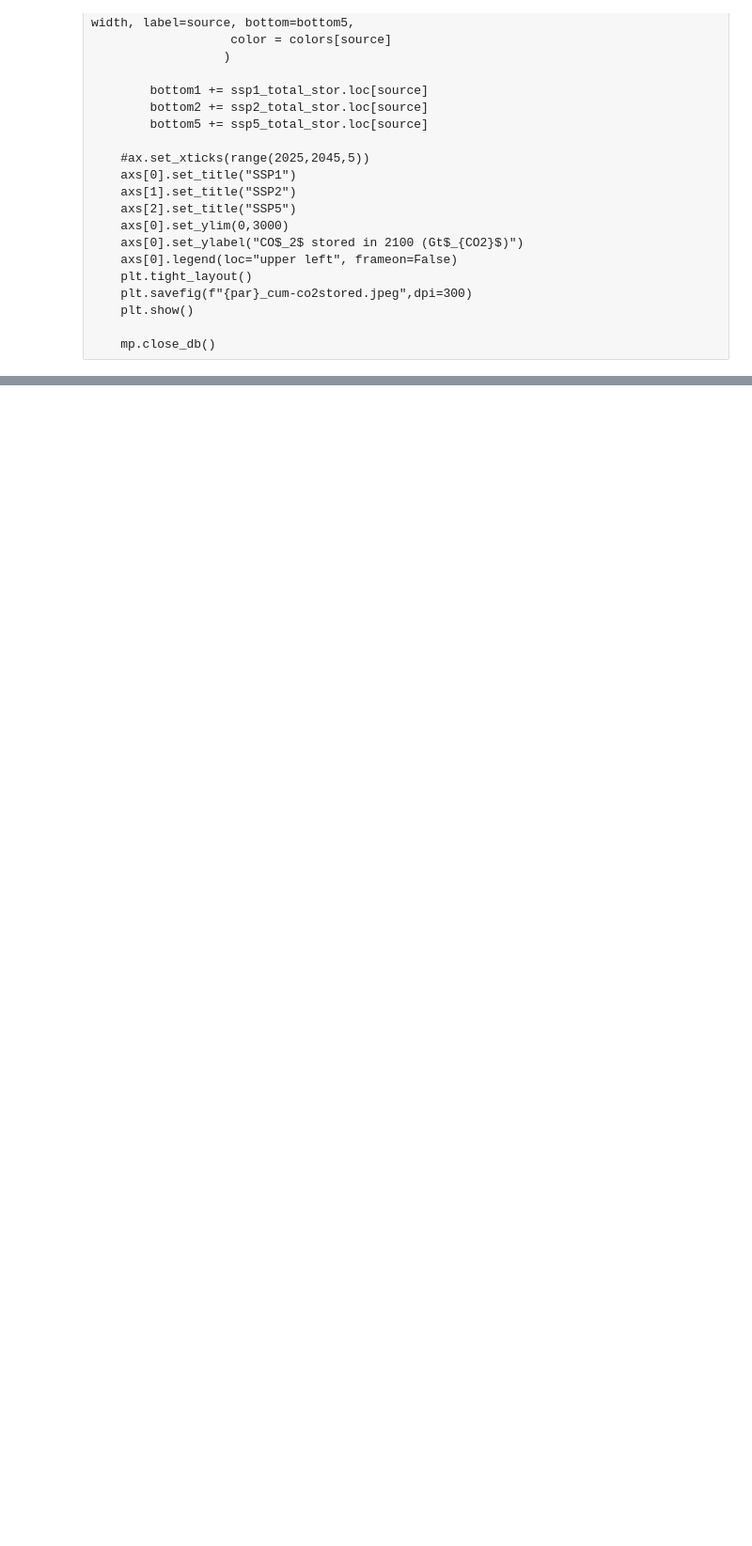
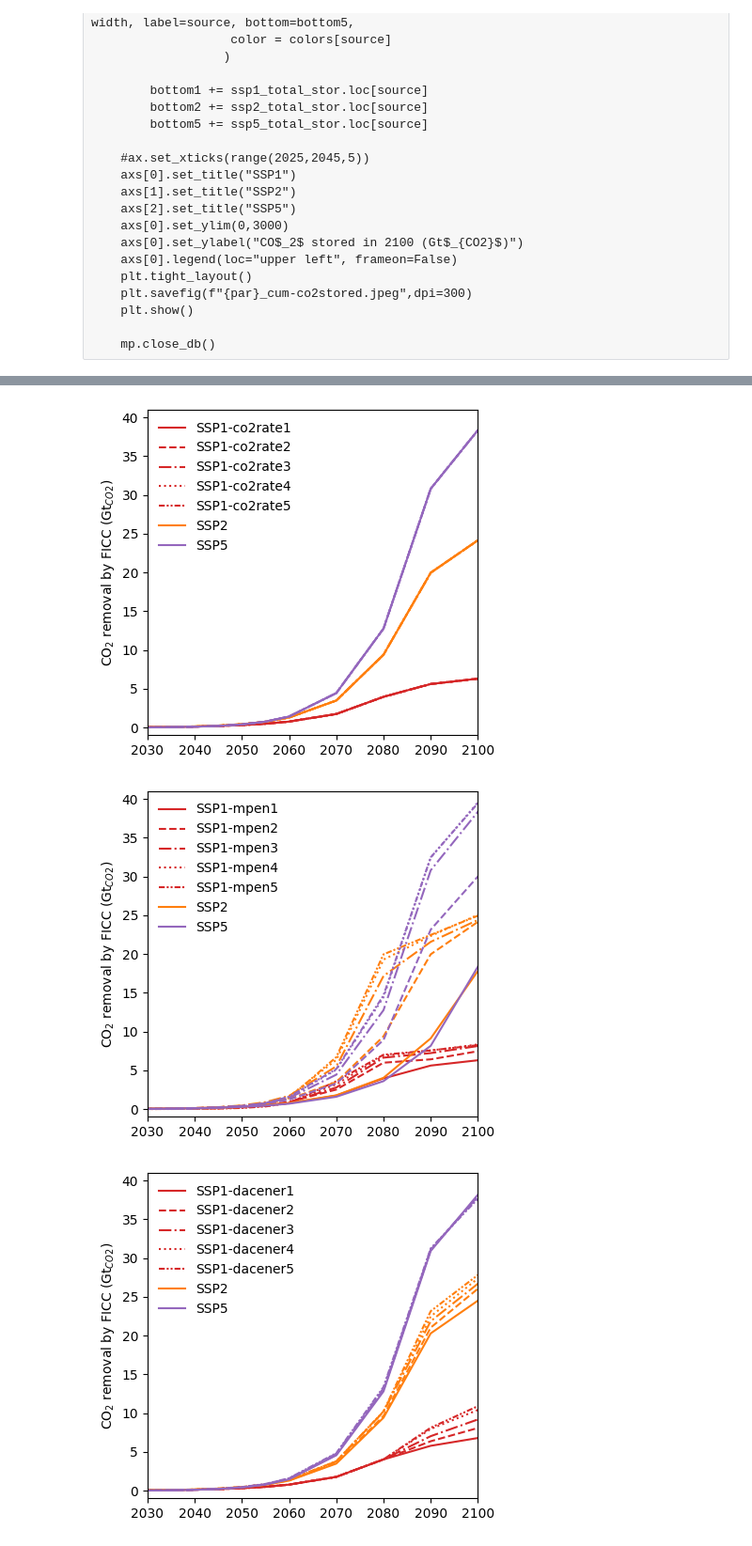
Before and after one commit to ywpratama/message_ix, a Jupyter notebook: tutorial/dac_scenarios/SSPs/[SSP_dev] Single Runner Summary Report - CO2 Infrastucture Split.ipynb, the cells around one changed output, grey strips where cells are left out. Shown: that part at 94% size. Cells and saved outputs as stored; diff of their text form; code cells hidden in the pictures; blank space fills up the shorter version.

```diff
--- a/tutorial/dac_scenarios/SSPs/[SSP_dev] Single Runner Summary Report - CO2 Infrastucture Split.ipynb
+++ b/tutorial/dac_scenarios/SSPs/[SSP_dev] Single Runner Summary Report - CO2 Infrastucture Split.ipynb
@@ -324,0 +875,55 @@ mp.close_db()
+# %%
+parameters = {
+    "co2rates":co2rates,
+    "mpens":mpens,
+    "dacenergies":dacenergies
+}
+
+for par in list(parameters):
+    mp = ixmp.Platform()
+
+    scenarios = {f"SSP_dev_{ssp}_v0.1_dac":
+             {f"1000f_v0.13_dac_SSPpars-{parsc}": [] for parsc in parameters[par].keys()}
+             for ssp in ssps
+            }
+
+    for k,v in scenarios.items():
+        for k1,v1 in v.items():
+            scen = message_ix.Scenario(mp, model=k, scenario=k1)
+            ccsrem = (scen.var("ACT",{"technology":"co2_tr_sd","mode":"M2"})
+                   .set_index(["node_loc","technology","year_vtg","year_act","mode","time"])
+                   .droplevel(["mode","time"])).mul(3.67).div(1000)
+            ccsrem = ccsrem.groupby("year_act").sum()["lvl"]
+            scenarios[k][k1] = ccsrem
+
+    plt.figure(figsize=(4.5,4))
+    for ssp in ssps:
+        for p in range(len(parameters[par].keys())):
+            model = f"SSP_dev_{ssp}_v0.1_dac"
+            scenario = f"1000f_v0.13_dac_SSPpars-{list(parameters[par].keys())[p]}"
+
+            if ssp == "SSP1":
+                kwargs = {"label": f"{ssp}-{list(parameters[par].keys())[p]}"}
+            elif ssp != "SSP1" and p == 0:
+                kwargs = {"label": f"{ssp}"}
+            else:
+                kwargs = {}
+
+            plt.plot(scenarios[model][scenario], ls=lines[p], c=colors[ssp], **kwargs)
+
+    plt.xlim(2030,2100)
+    plt.xticks(range(2030,2110,10))
+    plt.ylim(-1,41)
+    plt.yticks(range(0,45,5))
+
+    plt.ylabel("CO$_2$ removal by FICC (Gt$_{CO2}$)")
+    plt.legend(frameon=False)
+    plt.tight_layout()
+    plt.savefig(f"dac-ssp-sensitivities_{par}.jpeg",dpi=300)
+    plt.show()
+
+    mp.close_db()
+# %% [output]
+[figure, added]
+[figure, added]
+[figure, added]
```
Also changed, not shown: parts of 24 cells of this notebook, 34 other files.
